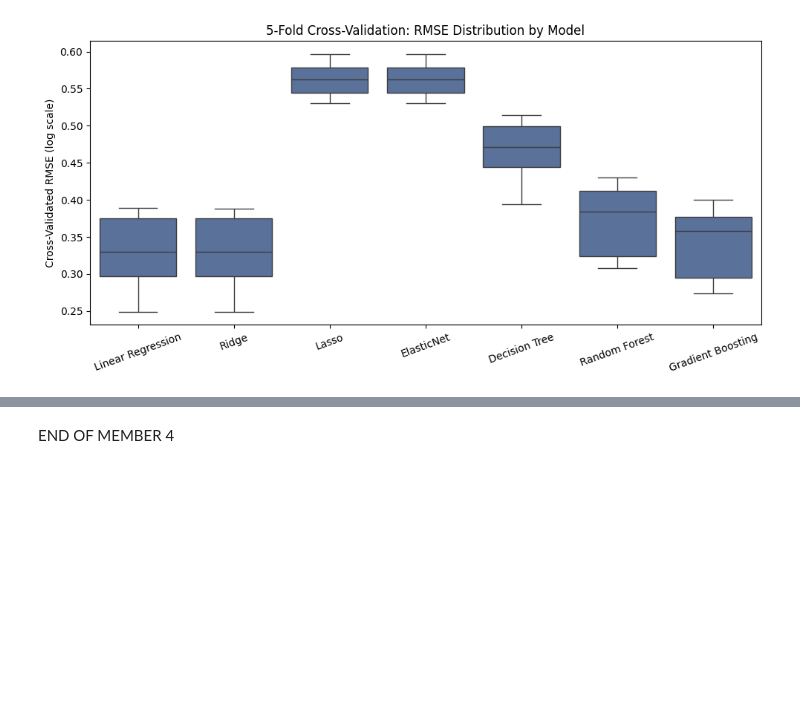
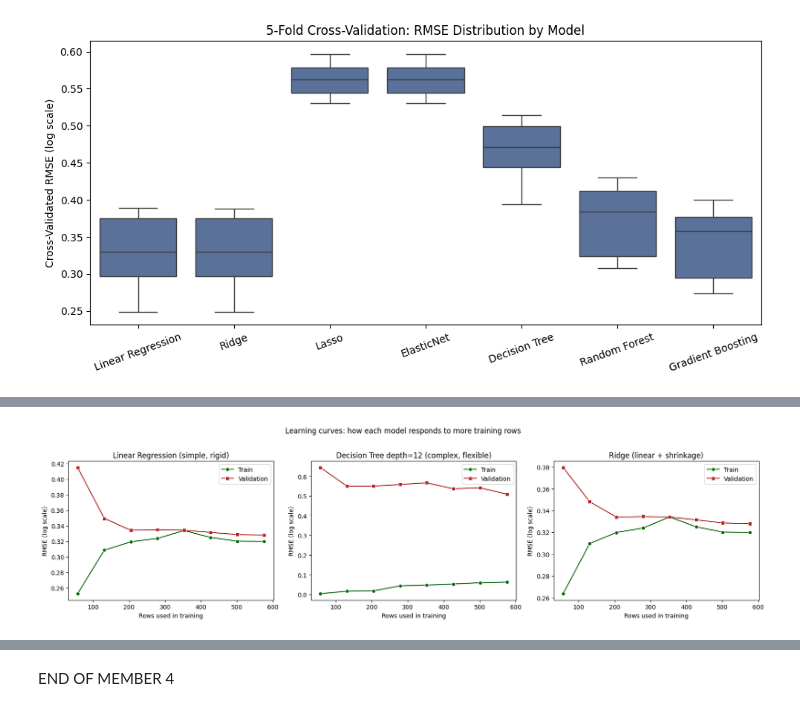
Before and after one commit to GraceChelangat/BI-RegressionC1, a Jupyter notebook: notebooks/regressionC1.ipynb, the cells around one changed output, grey strips where cells are left out. Saved outputs shown, nothing was run; the diff lists cells and outputs as text; code cells hidden in the pictures; blank space fills up the shorter version.

```diff
--- a/notebooks/regressionC1.ipynb
+++ b/notebooks/regressionC1.ipynb
@@ -794,0 +818,42 @@ plt.show()
+# %%
+from sklearn.model_selection import learning_curve
+
+def bias_variance_panel(model_spec, ax):
+    sizes, tr_scores, va_scores = learning_curve(
+        estimator=model_spec["pipeline"],
+        X=X_train,
+        y=y_train_log,  # log scale, consistent with every other model here
+        cv=kfold,
+        scoring="neg_root_mean_squared_error",
+        train_sizes=np.linspace(0.1, 1.0, 8),
+        n_jobs=-1,
+        shuffle=True,
+        random_state=RANDOM_STATE,
+    )
+    tr_rmse = -tr_scores.mean(axis=1)
+    va_rmse = -va_scores.mean(axis=1)
+
+    sns.lineplot(x=sizes, y=tr_rmse, marker="o", ax=ax, label="Train", color="darkgreen")
+    sns.lineplot(x=sizes, y=va_rmse, marker="s", ax=ax, label="Validation", color="firebrick")
+    ax.set_xlabel("Rows used in training")
+    ax.set_ylabel("RMSE (log scale)")
+    ax.set_title(model_spec["label"])
+
+# Three models picked to represent the spectrum: rigid, flexible, and in-between
+model_specs = [
+    {"label": "Linear Regression (simple, rigid)",
+     "pipeline": Pipeline([("preprocessor", preprocessor), ("model", LinearRegression())])},
+    {"label": "Decision Tree depth=12 (complex, flexible)",
+     "pipeline": Pipeline([("preprocessor", preprocessor), ("model", DecisionTreeRegressor(max_depth=12, random_state=RANDOM_STATE))])},
+    {"label": "Ridge (linear + shrinkage)",
+     "pipeline": Pipeline([("preprocessor", preprocessor), ("model", Ridge(random_state=RANDOM_STATE))])},
+]
+
+fig, axs = plt.subplots(1, 3, figsize=(17, 4.5))
+for spec, ax in zip(model_specs, axs):
+    bias_variance_panel(spec, ax)
+fig.suptitle("Learning curves: how each model responds to more training rows", y=1.02)
+plt.tight_layout()
+plt.show()
+# %% [output]
+[figure, added]
```
Also changed, not shown: parts of 24 cells of this notebook.
